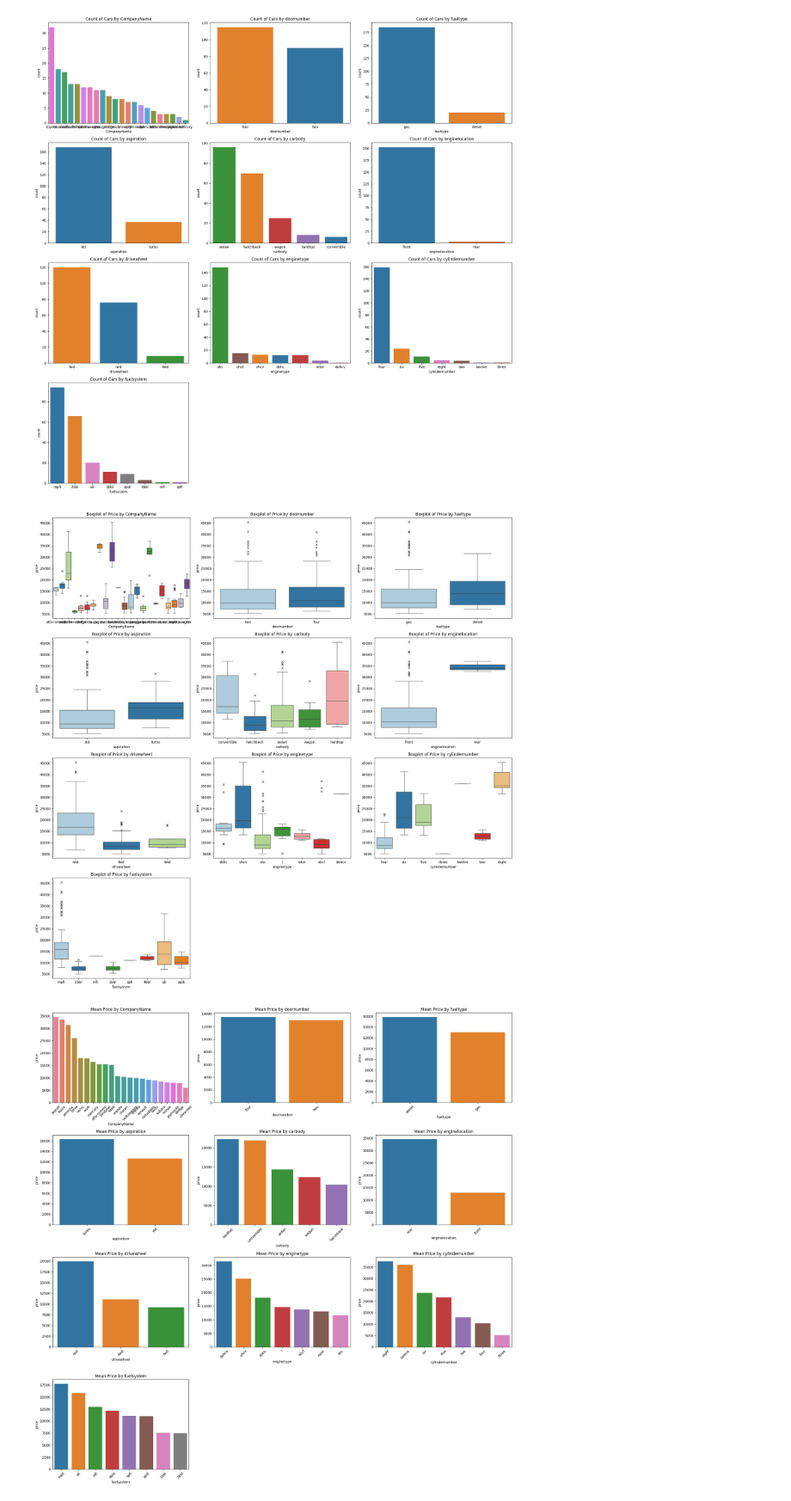
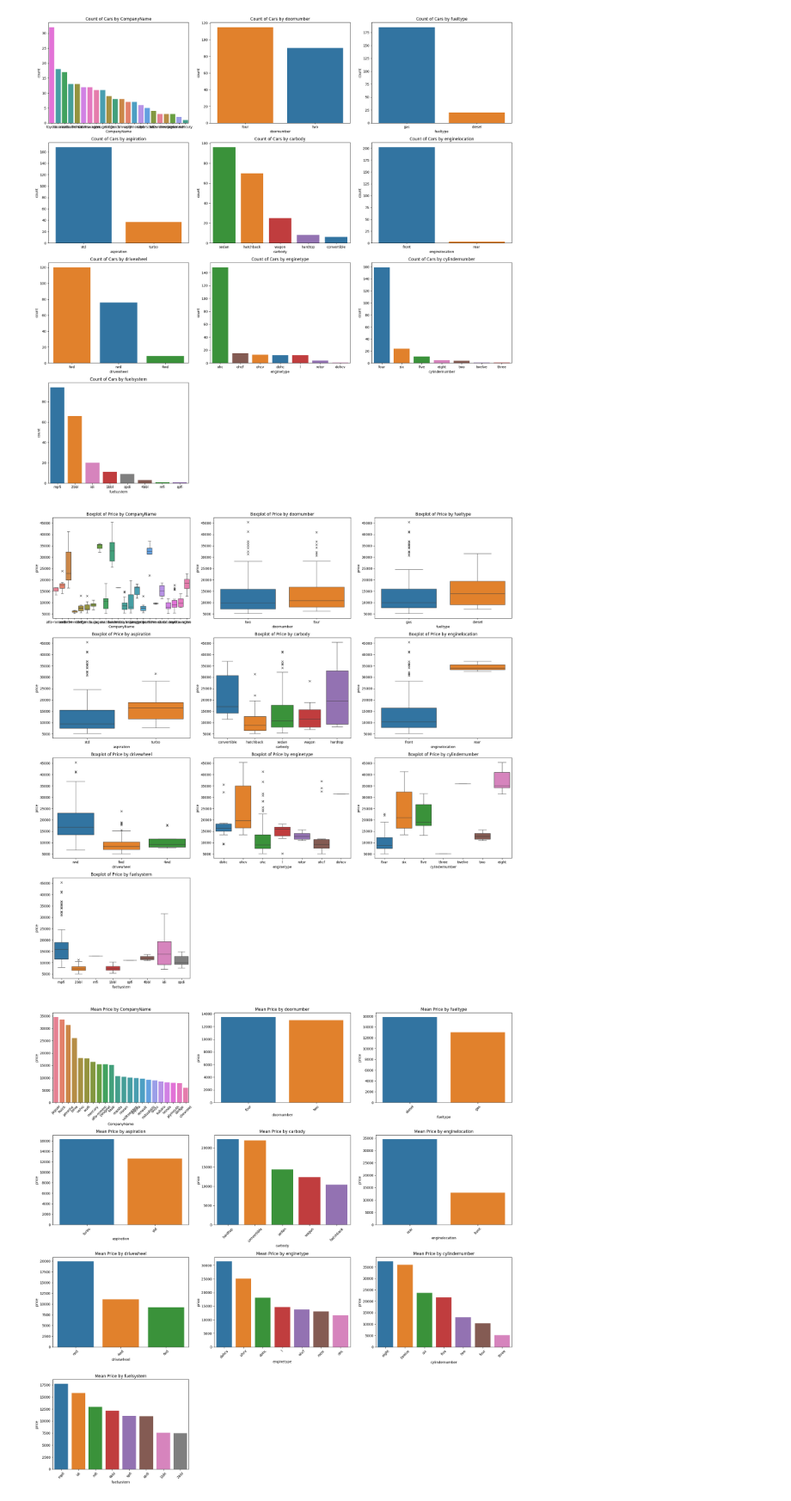
Before and after one commit to t1pen/MeXEE402_Midterms_StephenGabrielAlojado_JairusSunga, a Jupyter notebook: Linear Regression/CarPrice_Linear_Regression.ipynb, the cells around one changed output. Shown at 86% size. Saved outputs shown, nothing was run; the diff lists cells and outputs as text; code cells hidden in the pictures.

```diff
--- a/Linear Regression/CarPrice_Linear_Regression.ipynb
+++ b/Linear Regression/CarPrice_Linear_Regression.ipynb
@@ -280,18 +284,18 @@ plt.show()
 # %%
 # Set up the figure for box plots
 plt.figure(figsize=(20, 20))
 
 # Create box plots
 for i, feature in enumerate(categorical_features):
     plt.subplot(4, 3, i + 1)
-    sns.boxplot(y='price', hue=feature, x=feature, data=cars, palette="Paired",
+    sns.boxplot(y='price', hue=feature, x=feature, data=cars,
                 legend=False, flierprops={'marker': 'x'})
     plt.title(f'Boxplot of Price by {feature}')
 
 plt.tight_layout()
 plt.show()
 # %% [output]
-[figure, old version]
+[figure, new version]
 # %%
 plt.figure(figsize=(20, 20))
 
```
Also changed, not shown: parts of 35 cells of this notebook.
